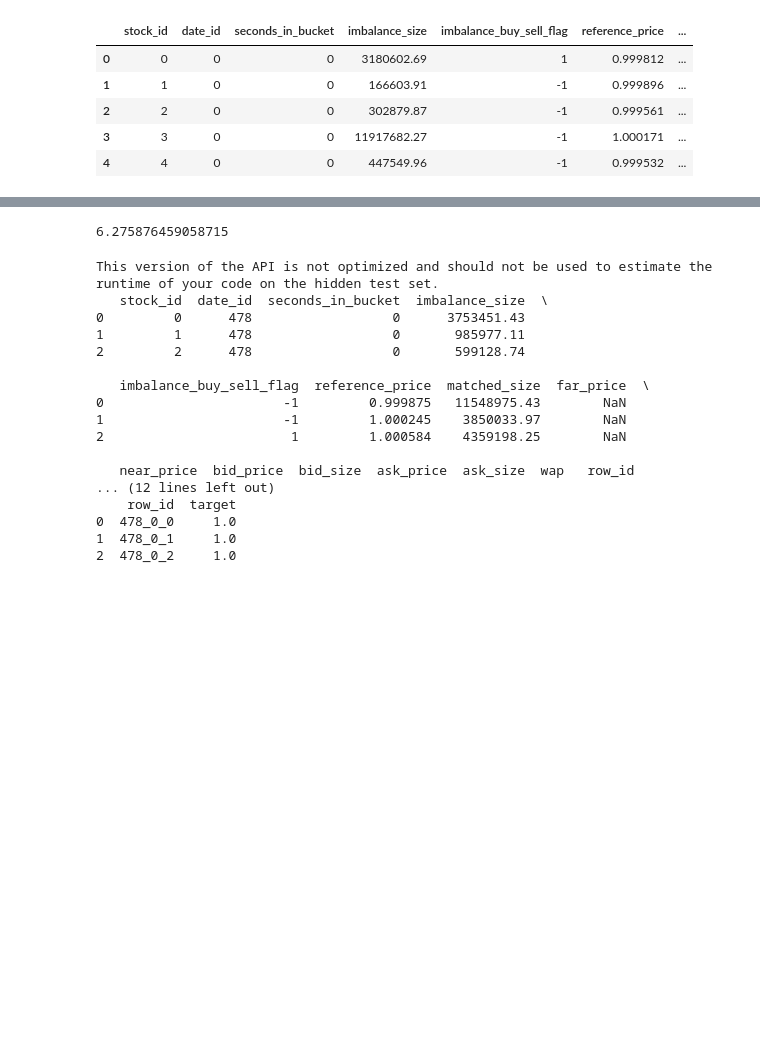
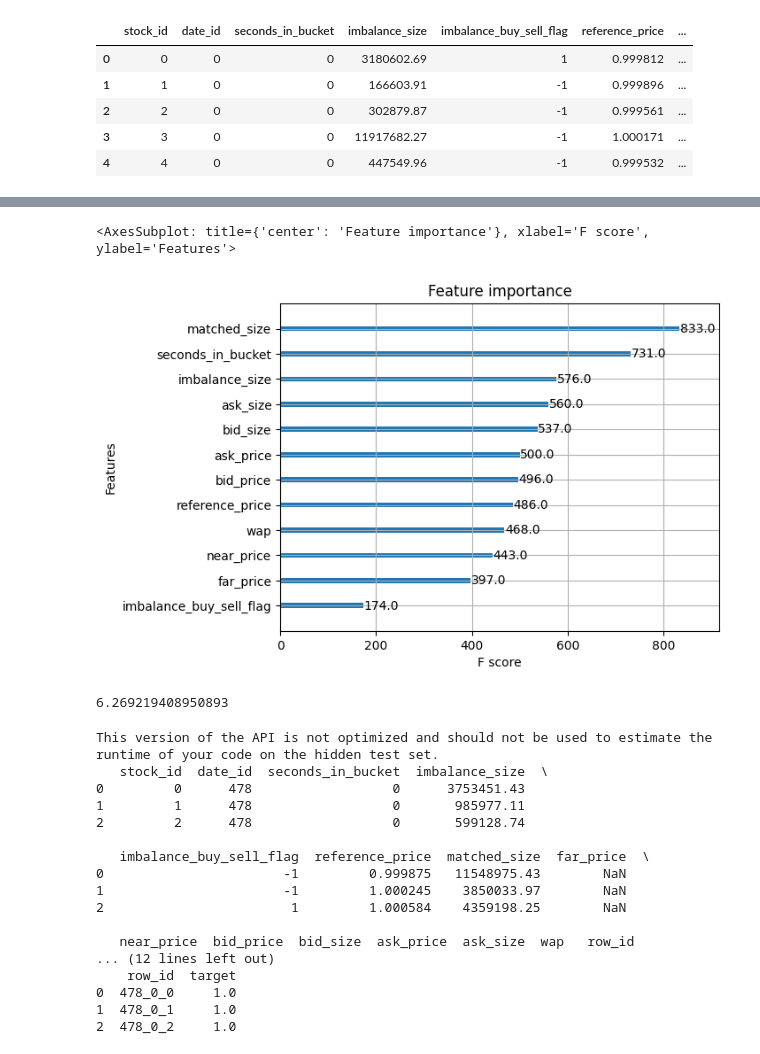
Before and after one commit to alvinjiang1/optiver_kaggle, a Jupyter notebook: optiver-trading-at-the-close/optiver-v2.ipynb, the cells around one changed output, grey strips where cells are left out. Drawn from its saved outputs; the diff is of its cells as text; code cells hidden in the pictures; blank space fills up the shorter version.

```diff
--- a/optiver-trading-at-the-close/optiver-v2.ipynb
+++ b/optiver-trading-at-the-close/optiver-v2.ipynb
@@ -67,10 +83,15 @@ plt.show()
+# %%
+from xgboost import plot_importance
+plot_importance(models[0], importance_type="weight")
+# %% [output]
+<AxesSubplot: title={'center': 'Feature importance'}, xlabel='F score', ylabel='Features'>
+[figure, added]
 # %%
 from sklearn.metrics import mean_absolute_error
-model = models[0]
-y_pred = model.predict(X_test)
+y_pred = np.mean([model.predict(X_test) for model in models], 0)
 print(mean_absolute_error(y_pred, y_test))
 # %% [output]
-6.275876459058715
+6.269219408950893
 # %%
 # import optiver2023
 # env = optiver2023.make_env()
```
Also changed, not shown: parts of 3 cells of this notebook.
